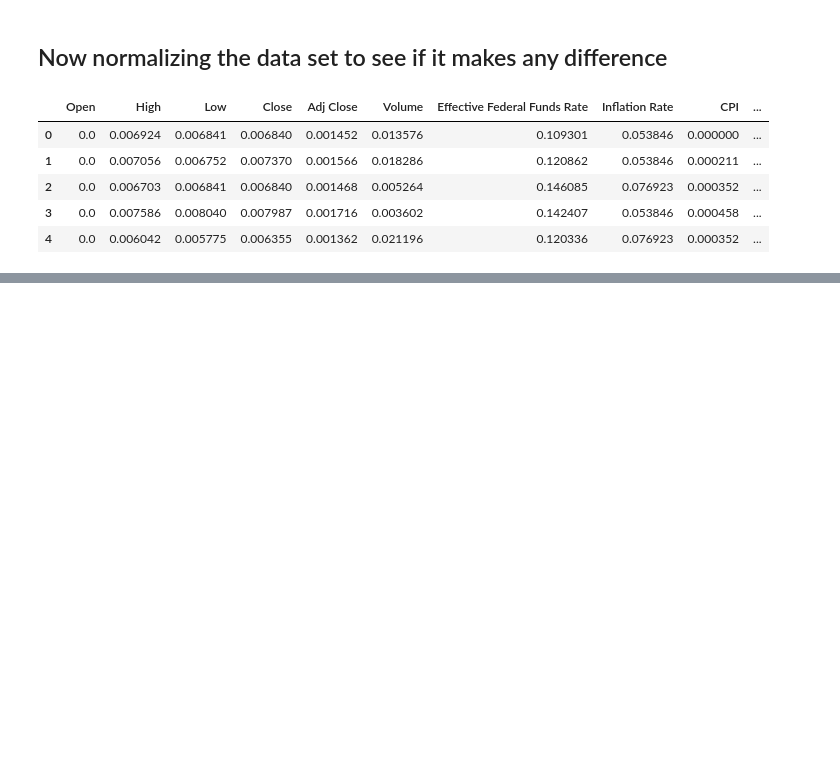
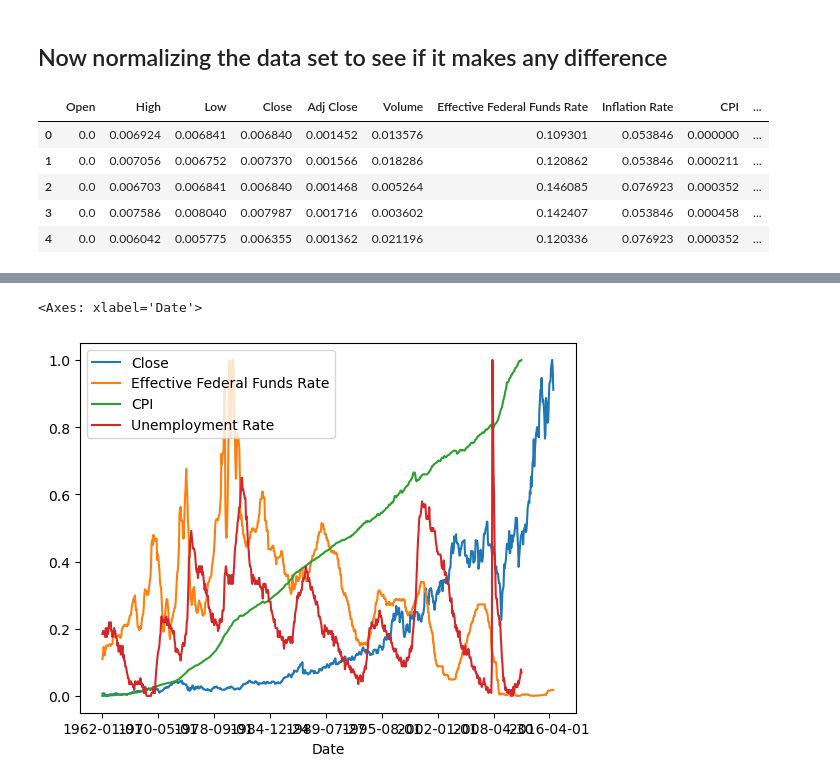
Before and after one commit to badranyoussef/bi-exam-project-stock, a Jupyter notebook: notebooks/cleaning_and_exploring.ipynb, the cells around one changed output, grey strips where cells are left out. Cells and saved outputs as stored; diff of their text form; code cells hidden in the pictures; blank space fills up the shorter version.

```diff
--- a/notebooks/cleaning_and_exploring.ipynb
+++ b/notebooks/cleaning_and_exploring.ipynb
@@ -149,3 +181,9 @@ df_scaled.head()
 | 2 | 0.0 | 0.006703 | 0.006841 | 0.006840 | 0.001468 | 0.005264 | 0.146085 | 0.076923 | 0.000352 | ... |
 | 3 | 0.0 | 0.007586 | 0.008040 | 0.007987 | 0.001716 | 0.003602 | 0.142407 | 0.053846 | 0.000458 | ... |
 | 4 | 0.0 | 0.006042 | 0.005775 | 0.006355 | 0.001362 | 0.021196 | 0.120336 | 0.076923 | 0.000352 | ... |
+# %%
+df_scaled_with_date = df_scaled.copy()
+
+df_scaled_with_date['Date'] = df['Date']
+
+df_scaled_with_date
@@ -152,2 +204,7 @@ df_scaled.head()
+# %%
+df_scaled_with_date.plot.line(y=['Close', 'Effective Federal Funds Rate', 'CPI', 'Unemployment Rate'] , x='Date')
+# %% [output]
+<Axes: xlabel='Date'>
+[figure, added]
 # %%
 #Beregn korrelation
```
Also changed, not shown: parts of 20 cells of this notebook.
